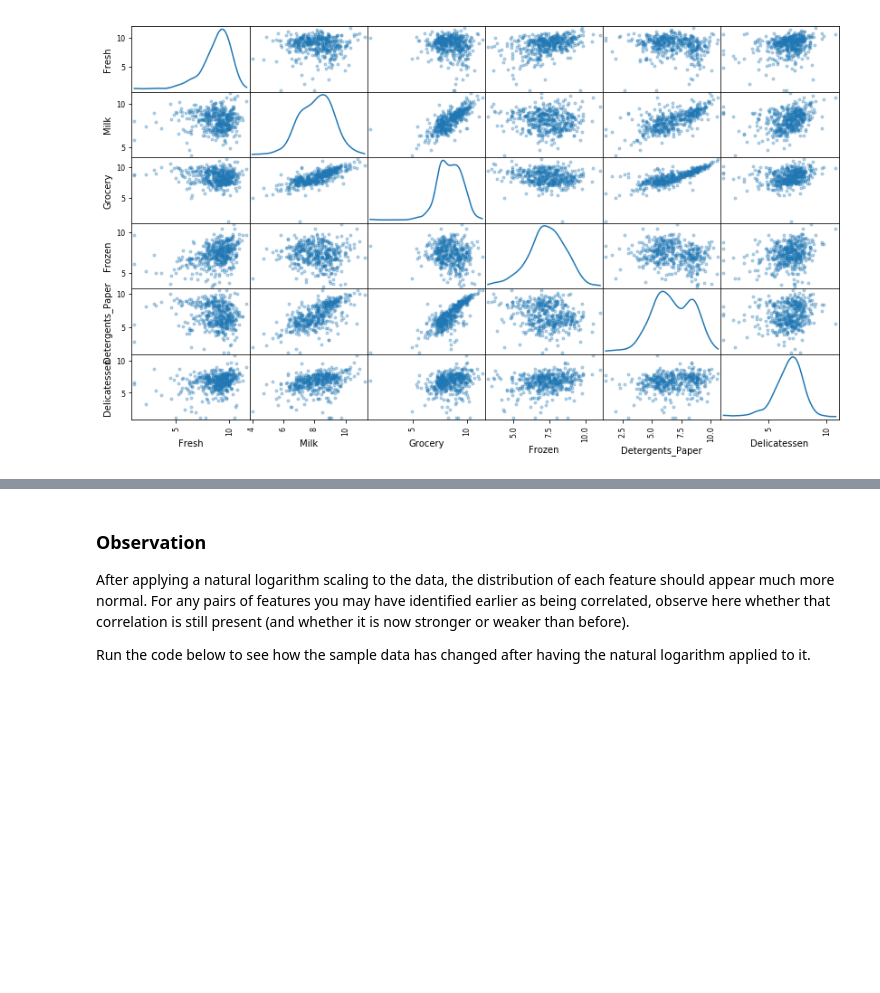
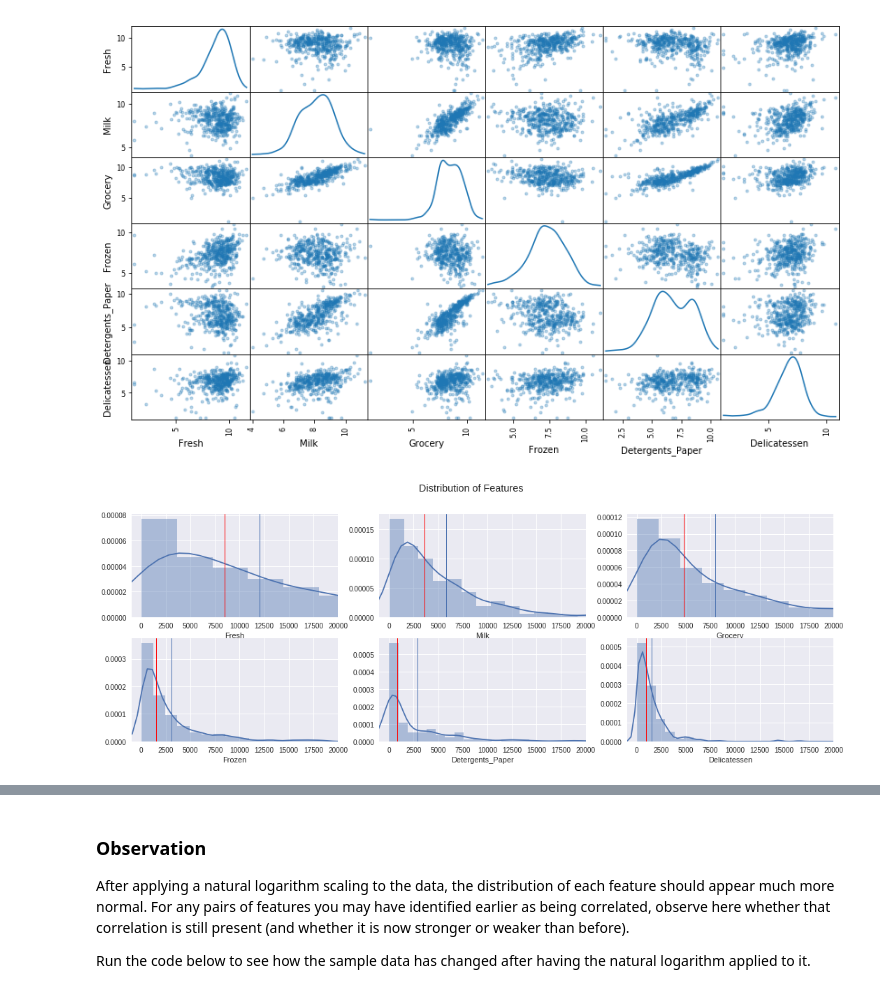
Before and after one commit to crypdick/machine-learning, a Jupyter notebook: projects/customer_segments/customer_segments.ipynb, the cells around one changed output, grey strips where cells are left out. Cells and saved outputs as stored; diff of their text form; code cells hidden in the pictures; blank space fills up the shorter version.

```diff
--- a/projects/customer_segments/customer_segments.ipynb
+++ b/projects/customer_segments/customer_segments.ipynb
@@ -154,3 +213,19 @@ log_samples = np.log(samples)
 pd.scatter_matrix(log_data, alpha = 0.3, figsize = (14,8), diagonal = 'kde');
 # %% [output]
 [figure]
+# %%
+# before transform, credit to reviewer for code
+fig, axes = plt.subplots(2, 3)
+axes = axes.flatten()
+fig.set_size_inches(18, 6)
+fig.suptitle('Distribution of Features')
+
+product_data_by_customer_df = data
+
+for i, col in enumerate(product_data_by_customer_df.columns):
+    feature = product_data_by_customer_df[col]
+    sns.distplot(feature, label=col, ax=axes[i]).set(xlim=(-1000, 20000),)
+    axes[i].axvline(feature.mean(),linewidth=1)
+    axes[i].axvline(feature.median(),linewidth=1, color='r')
+# %% [output]
+[figure, added]
```
Also changed, not shown: parts of 19 cells of this notebook.
